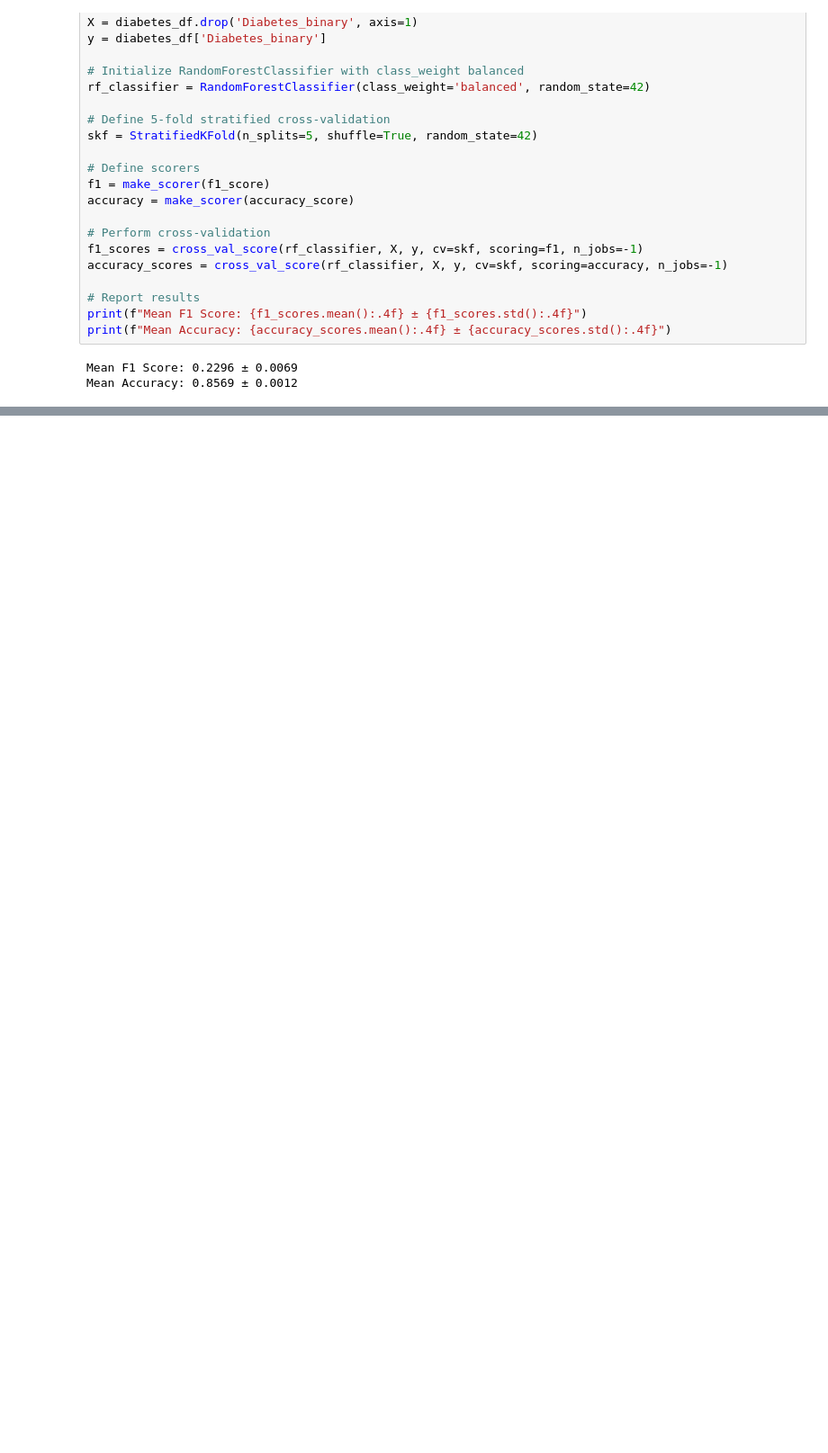
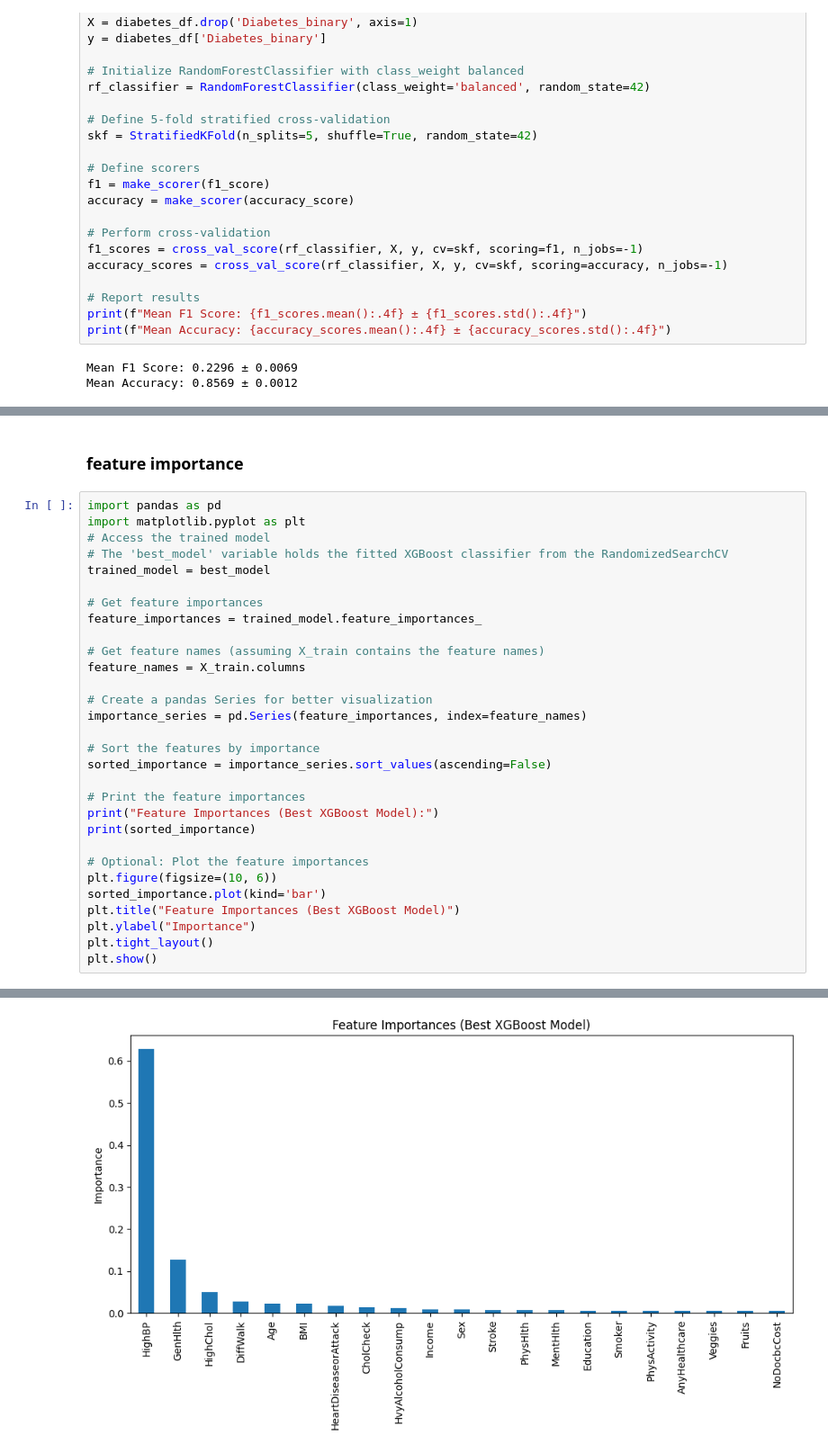
Before and after one commit to shahaf127/Diabetes_miniProject, a Jupyter notebook: FullDFModel.ipynb, the cells around one changed output, grey strips where cells are left out. Shown: that part at 90% size. Drawn from its saved outputs; the diff is of its cells as text; blank space fills up the shorter version.

Commit message:
full data model + feature importance

```diff
--- a/FullDFModel.ipynb
+++ b/FullDFModel.ipynb
@@ -177,0 +320,33 @@ print(f"[UnderSampling] Mean Accuracy: {accuracy_scores_under.mean():.4f} ± {ac
+# %% [markdown]
+### feature importance
+# %%
+import pandas as pd
+import matplotlib.pyplot as plt
+# Access the trained model
+# The 'best_model' variable holds the fitted XGBoost classifier from the RandomizedSearchCV
+trained_model = best_model
+
+# Get feature importances
+feature_importances = trained_model.feature_importances_
+
+# Get feature names (assuming X_train contains the feature names)
+feature_names = X_train.columns
+
+# Create a pandas Series for better visualization
+importance_series = pd.Series(feature_importances, index=feature_names)
+
+# Sort the features by importance
+sorted_importance = importance_series.sort_values(ascending=False)
+
+# Print the feature importances
+print("Feature Importances (Best XGBoost Model):")
+print(sorted_importance)
+
+# Optional: Plot the feature importances
+plt.figure(figsize=(10, 6))
+sorted_importance.plot(kind='bar')
+plt.title("Feature Importances (Best XGBoost Model)")
+plt.ylabel("Importance")
+plt.tight_layout()
+plt.show()
+# %% [output]
@@ -177,0 +370 @@ print(f"[UnderSampling] Mean Accuracy: {accuracy_scores_under.mean():.4f} ± {ac
+[figure, added]
```
Also changed, not shown: parts of 14 cells of this notebook.
